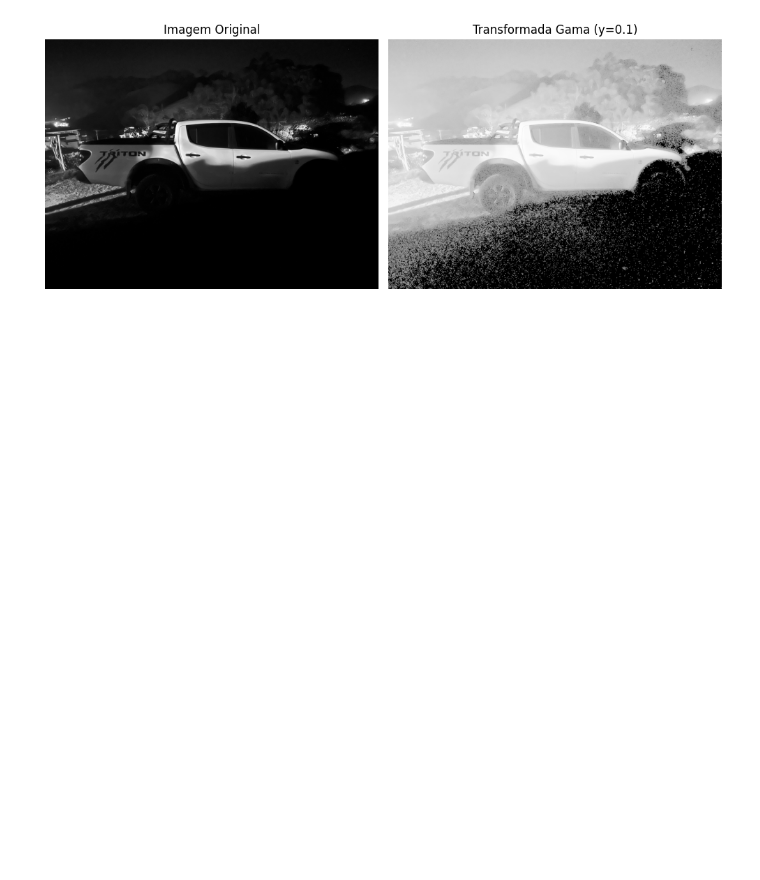
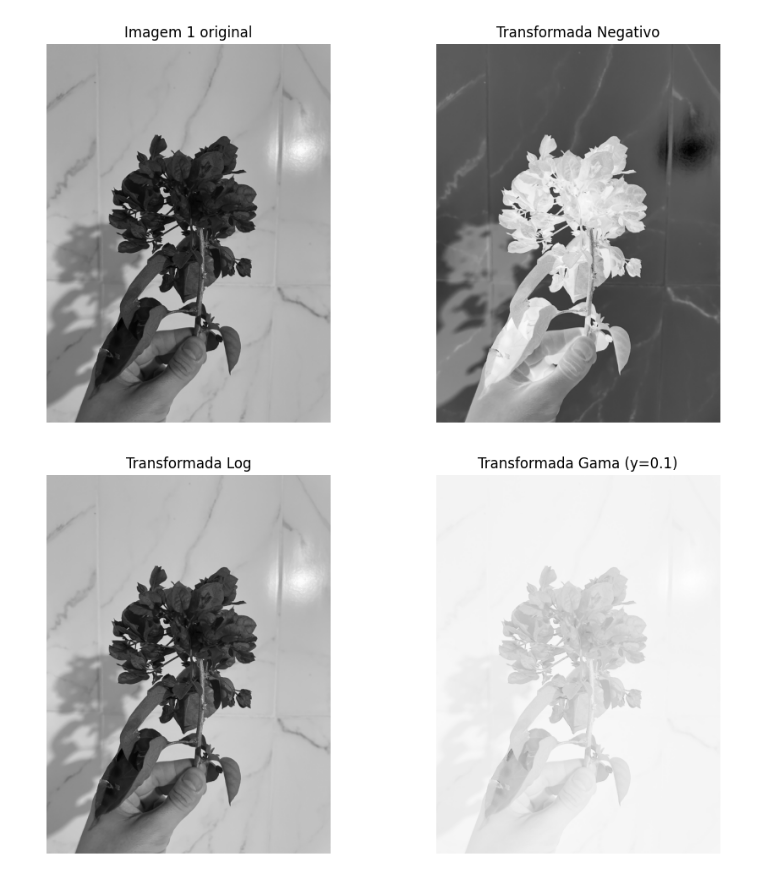
Before and after one commit to laerteluizf/Proc_Imagens_2025_2, a Jupyter notebook: Proc_Imagens_3_Tarefa_4.ipynb, the cells around one changed output. Drawn from its saved outputs; the diff is of its cells as text; code cells hidden in the pictures; blank space fills up the shorter version.

```diff
--- a/Proc_Imagens_3_Tarefa_4.ipynb
+++ b/Proc_Imagens_3_Tarefa_4.ipynb
@@ -74,23 +74,28 @@ def transforma_potencia_gama(imagem, gama):
 
     return imagem_gama_final
 # %%
-caminho_imagem = '/content/drive/MyDrive/Proc de Imagens 2025 2/Imagem Cinza/carro_i_n_5.jpeg'
+caminho_imagem_1 = '/content/drive/MyDrive/Proc de Imagens 2025 2/Imagem Cinza/flor_i_d_5.jpeg'
+caminho_imagem_2 = '/content/drive/MyDrive/Proc de Imagens 2025 2/Imagem Cinza/flor_i_n_5.jpeg'
+caminho_imagem_3 = '/content/drive/MyDrive/Proc de Imagens 2025 2/Imagem Cinza/flor_o_d_5.jpeg'
+caminho_imagem_4 = '/content/drive/MyDrive/Proc de Imagens 2025 2/Imagem Cinza/flor_o_n_5.jpeg'
 
 
-imagem_ori = cv2.imread(caminho_imagem)
-legenda_ori = 'Imagem Original'
+imagem_ori = cv2.imread(caminho_imagem_1)
+legenda_ori = 'Imagem 1 original'
 
-#imagem_trans = transforma_negativo(imagem_ori)
-#legenda_trans = 'Transformada Negativo'
+imagem_trans_1 = transforma_negativo(imagem_ori)
+legenda_trans_1 = 'Transformada Negativo'
 
-#imagem_trans = transforma_logaritmica(imagem_ori)
-#legenda_trans = 'Transformada Log'
+imagem_trans_2 = transforma_logaritmica(imagem_ori)
+legenda_trans_2 = 'Transformada Log'
 
 gama = 0.1
-imagem_trans = transforma_potencia_gama(imagem_ori, gama)
-legenda_trans = f'Transformada Gama (y={gama})'
+imagem_trans_3 = transforma_potencia_gama(imagem_ori, gama)
+legenda_trans_3 = f'Transformada Gama (y={gama})'
 
 
-look_2(imagem_ori, legenda_ori, imagem_trans, legenda_trans)
+look_2(imagem_ori, legenda_ori, imagem_trans_1, legenda_trans_1)
+look_2(imagem_trans_2, legenda_trans_2, imagem_trans_3, legenda_trans_3)
 # %% [output]
-[figure, old version]
+[figure, new version]
+[figure, added]
```
